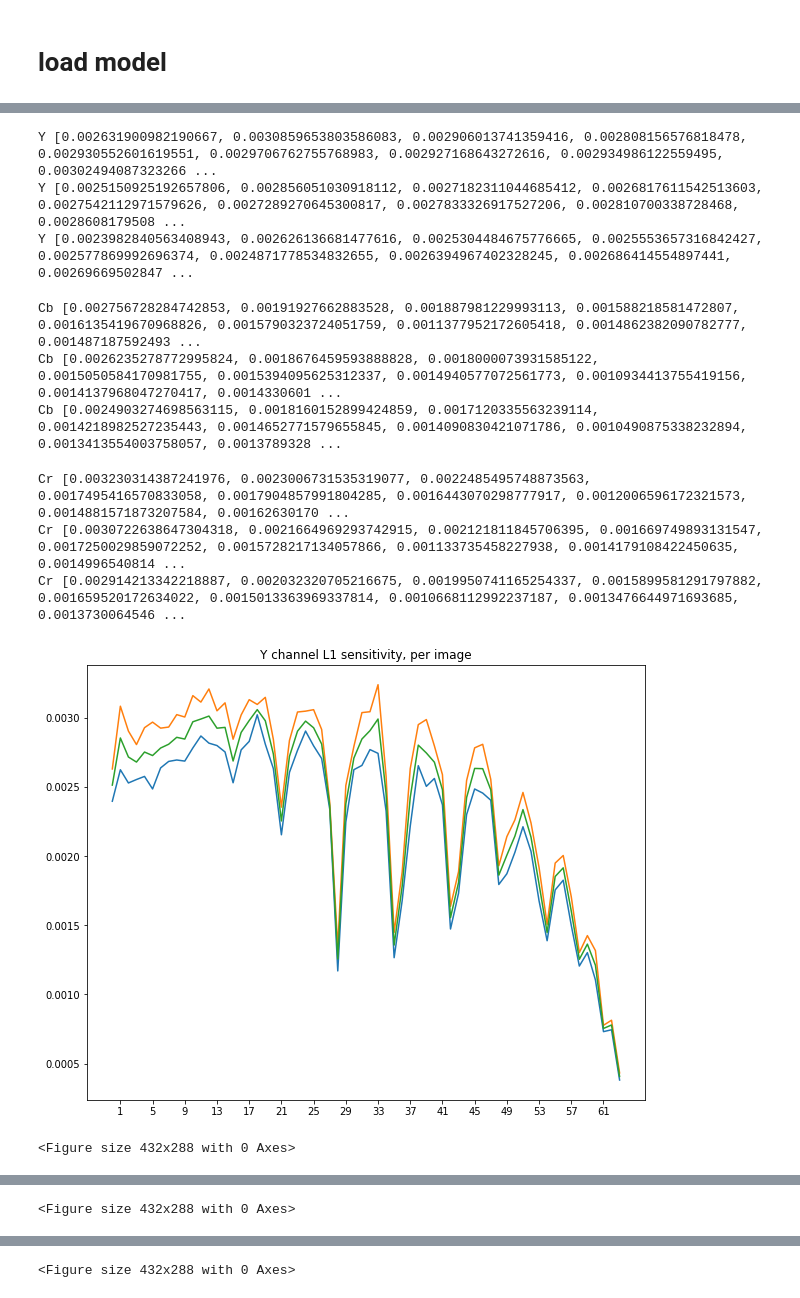
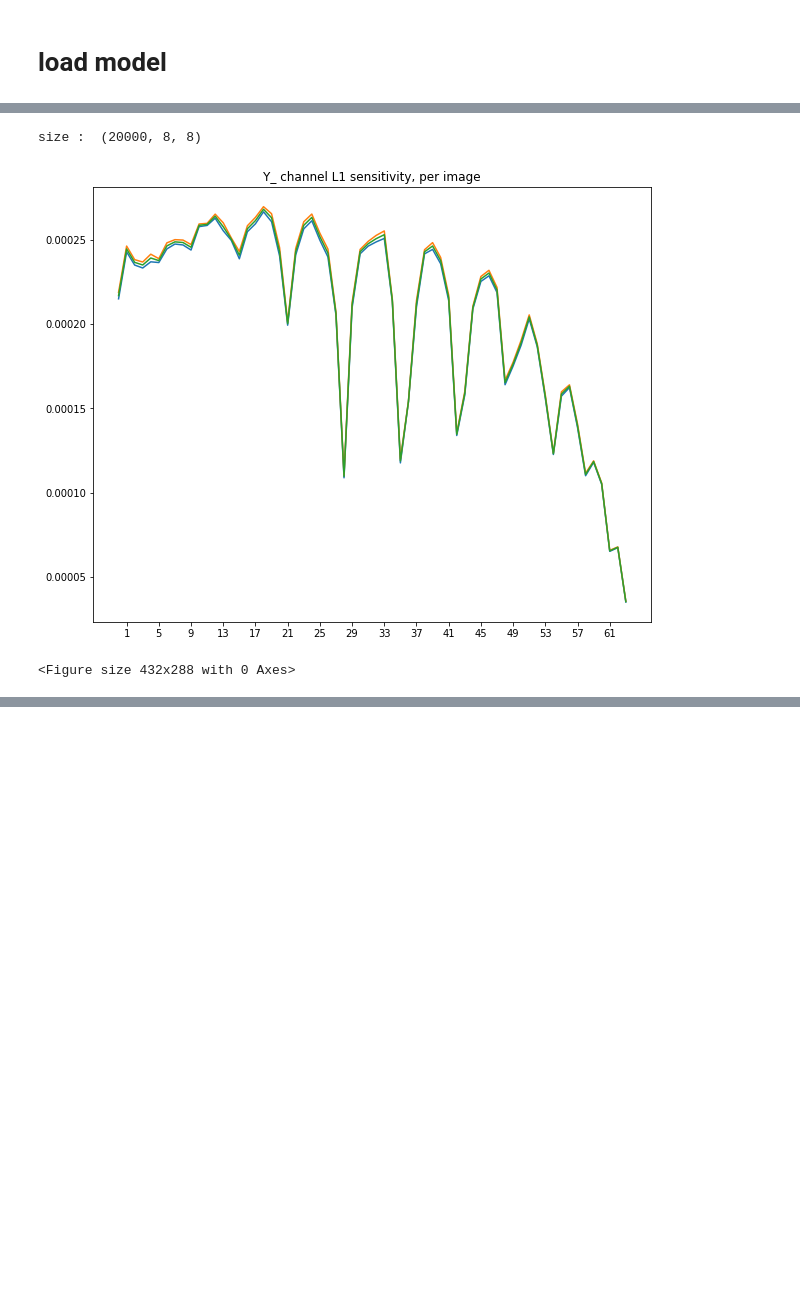
Before and after one commit to deponce/sen_attack, a Jupyter notebook: senattack.ipynb, the cells around one changed output, grey strips where cells are left out. Saved outputs shown, nothing was run; the diff lists cells and outputs as text; code cells hidden in the pictures; blank space fills up the shorter version.

```diff
--- a/senattack.ipynb
+++ b/senattack.ipynb
@@ -24,7 +24,7 @@ from utils import *
 from tqdm import tqdm
 # from utils import imshow, image_folder_custom_label
 # %%
-Batch_size = 100
+Batch_size = 200
 thr = 10000
 # %%
 use_cuda = torch.cuda.is_available()
@@ -114,16 +123,42 @@ KeyboardInterrupt:
+# %%
+def plot_save_senmap(sen_img, ch="Y", model="Resnet"):
+#     sen_img = sen_img[:10000,:,:]
+
+    print("size : ", np.shape(Y_sen_list))
+
+    zigzag = get_zigzag()
+    lst_length = sen_img.shape[0]
+    zigzag_sen_img = np.zeros((64,lst_length))
+    for i in range(8):
+        for j in range(8):
+            zigzag_sen_img[zigzag[i,j]] = sen_img[:,i,j]
+    del sen_img
+
+    bottom_lst = []
+    top_lst = []
+    mean_lst = []
+    # figure(figsize=(10, 8), dpi=1024)
+    for i in tqdm(range(64)):
+        bottom,top = list(bootstrap((zigzag_sen_img[i],), np.mean, confidence_level=0.95,n_resamples=10).confidence_interval)
+        mean = np.mean((bottom,top))
+        bottom_lst.append(bottom)
+        top_lst.append(top)
+        mean_lst.append(mean)
+    plt.figure(figsize=(10,8))
+    plt.plot(bottom_lst)
+    plt.plot(top_lst)
+    plt.plot(mean_lst)
+
+    plt.xticks(np.arange(1,65,4))
+    plt.title(ch+' channel L1 sensitivity, per image')
+    plt.savefig(ch+model+".pdf")
+    plt.figure().clear()
+    return top_lst, mean_lst, bottom_lst
 # %%
-plot_save_senmap(Y_sen_list, "Y", "Resnet18")
-plot_save_senmap(Cb_sen_list, "Cb", "Resnet18")
-plot_save_senmap(Cr_sen_list, "Cr", "Resnet18")
+top_lst_Y, mean_lst_Y, bottom_lst_Y = plot_save_senmap(Y_sen_list, "Y_", "Resnet18")
+# top_lst_Cb, mean_lst_Cb, bottom_lst_Cb = plot_save_senmap(Cb_sen_list, "Cb_", "Resnet18")
+# top_lst_Cr, mean_lst_Cr, bottom_lst_Cr = plot_save_senmap(Cr_sen_list, "Cr_", "Resnet18")
 # %% [output]
-Y [0.002631900982190667, 0.0030859653803586083, 0.002906013741359416, 0.002808156576818478, 0.002930552601619551, 0.0029706762755768983, 0.002927168643272616, 0.002934986122559495, 0.00302494087323266 ...
-Y [0.0025150925192657806, 0.002856051030918112, 0.0027182311044685412, 0.0026817611542513603, 0.0027542112971579626, 0.0027289270645300817, 0.0027833326917527206, 0.002810700338728468, 0.0028608179508 ...
-Y [0.0023982840563408943, 0.002626136681477616, 0.0025304484675776665, 0.0025553657316842427, 0.002577869992696374, 0.0024871778534832655, 0.0026394967402328245, 0.002686414554897441, 0.00269669502847 ...
+size :  (20000, 8, 8)
+[figure, new version]
-Cb [0.002756728284742853, 0.00191927662883528, 0.001887981229993113, 0.001588218581472807, 0.0016135419670968826, 0.0015790323724051759, 0.0011377952172605418, 0.0014862382090782777, 0.001487187592493 ...
-Cb [0.0026235278772995824, 0.0018676459593888828, 0.0018000073931585122, 0.0015050584170981755, 0.0015394095625312337, 0.0014940577072561773, 0.0010934413755419156, 0.0014137968047270417, 0.0014330601 ...
-Cb [0.0024903274698563115, 0.0018160152899424859, 0.0017120335563239114, 0.0014218982527235443, 0.0014652771579655845, 0.0014090830421071786, 0.0010490875338232894, 0.0013413554003758057, 0.0013789328 ...
+<Figure size 432x288 with 0 Axes>
-Cr [0.003230314387241976, 0.0023006731535319077, 0.0022485495748873563, 0.0017495416570833058, 0.0017904857991804285, 0.0016443070298777917, 0.0012006596172321573, 0.0014881571873207584, 0.00162630170 ...
-Cr [0.0030722638647304318, 0.0021664969293742915, 0.002121811845706395, 0.001669749893131547, 0.0017250029859072252, 0.0015728217134057866, 0.001133735458227938, 0.0014179108422450635, 0.0014996540814 ...
-Cr [0.002914213342218887, 0.002032320705216675, 0.0019950741165254337, 0.0015899581291797882, 0.001659520172634022, 0.0015013363969337814, 0.0010668112992237187, 0.0013476644971693685, 0.0013730064546 ...
-[figure, old version]
-<Figure size 432x288 with 0 Axes>
@@ -131 +164,0 @@ Cr [0.002914213342218887, 0.002032320705216675, 0.0019950741165254337, 0.0015899
-<Figure size 432x288 with 0 Axes>
@@ -133 +164,0 @@ Cr [0.002914213342218887, 0.002032320705216675, 0.0019950741165254337, 0.0015899
-<Figure size 432x288 with 0 Axes>
```
Also changed, not shown: parts of 10 cells of this notebook, 6 other files.
